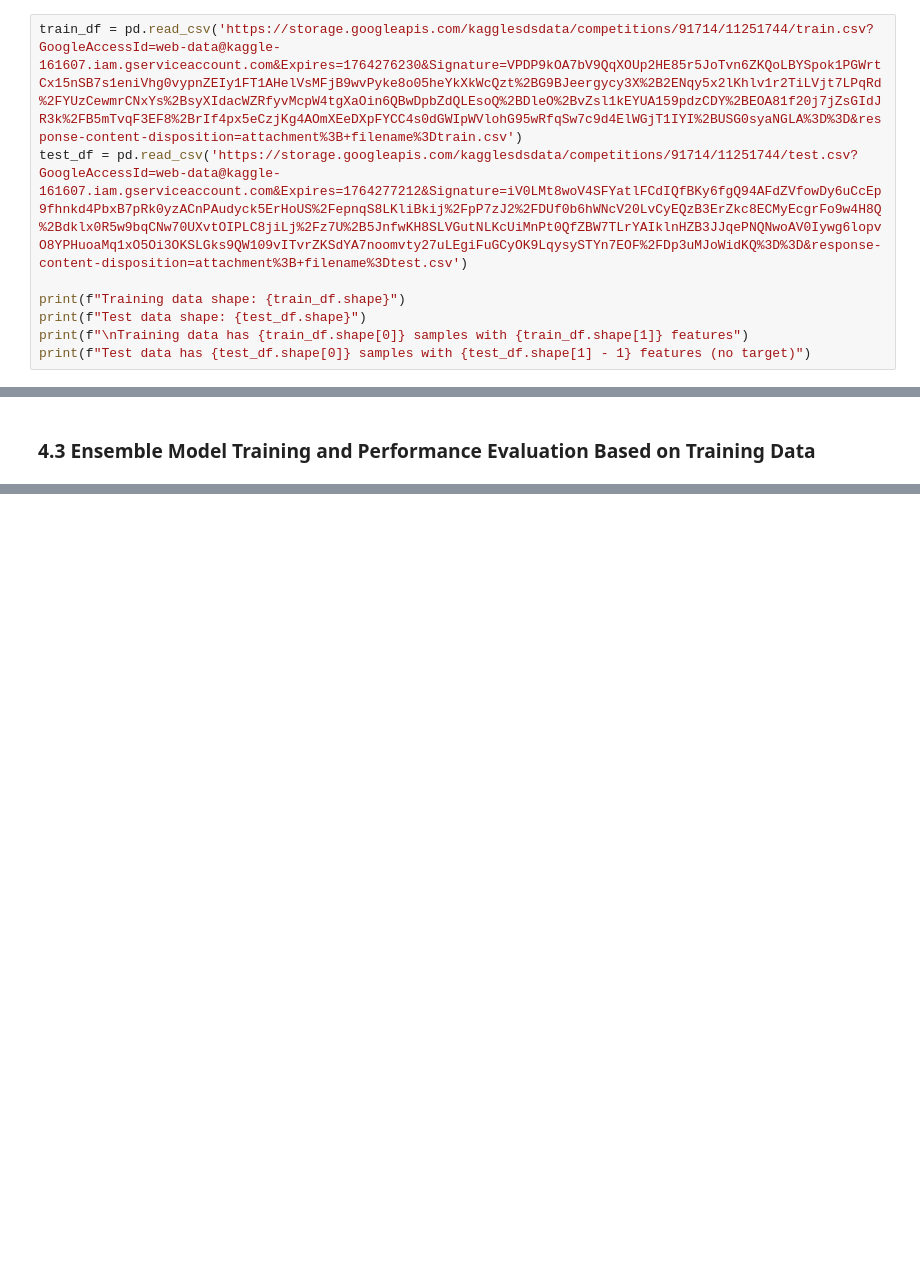
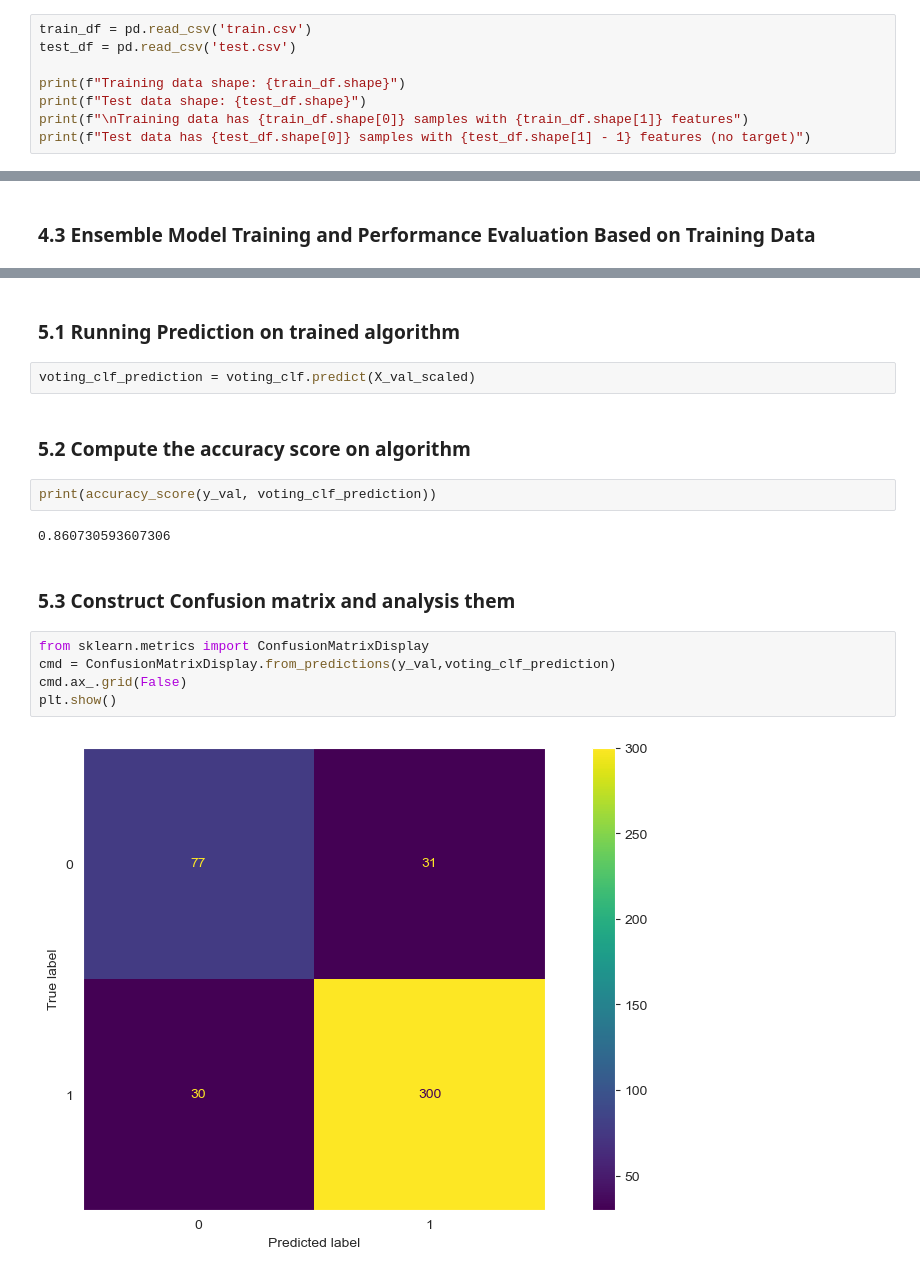
Before and after one commit to jou168/DataScience_Project, a Jupyter notebook: rainfall_prediction.ipynb, the cells around one changed output, grey strips where cells are left out. Drawn from its saved outputs; the diff is of its cells as text; blank space fills up the shorter version.

Commit message:
add model prediciton and evaluation on confusion matrix

```diff
--- a/rainfall_prediction.ipynb
+++ b/rainfall_prediction.ipynb
@@ -30,8 +30,8 @@ warnings.filterwarnings('ignore')
 # %% [markdown]
 ### 1.1 Load Data
 # %%
-train_df = pd.read_csv('https://storage.googleapis.com/kagglesdsdata/competitions/91714/11251744/train.csv?GoogleAccessId=web-data@kaggle-161607.iam.gserviceaccount.com&Expires=1764276230&Signature=VPDP9kOA7bV9QqXOUp2HE85r5JoTvn6ZKQoLBYSpok1PGWrtCx15nSB7s1eniVhg0vypnZEIy1FT1AHelVsMFjB9wvPyke8o05heYkXkWcQzt%2BG9BJeergycy3X%2B2ENqy5x2lKhlv1r2TiLVjt7LPqRd%2FYUzCewmrCNxYs%2BsyXIdacWZRfyvMcpW4tgXaOin6QBwDpbZdQLEsoQ%2BDleO%2BvZsl1kEYUA159pdzCDY%2BEOA81f20j7jZsGIdJR3k%2FB5mTvqF3EF8%2BrIf4px5eCzjKg4AOmXEeDXpFYCC4s0dGWIpWVlohG95wRfqSw7c9d4ElWGjT1IYI%2BUSG0syaNGLA%3D%3D&response-content-disposition=attachment%3B+filename%3Dtrain.csv')
-test_df = pd.read_csv('https://storage.googleapis.com/kagglesdsdata/competitions/91714/11251744/test.csv?GoogleAccessId=web-data@kaggle-161607.iam.gserviceaccount.com&Expires=1764277212&Signature=iV0LMt8woV4SFYatlFCdIQfBKy6fgQ94AFdZVfowDy6uCcEp9fhnkd4PbxB7pRk0yzACnPAudyck5ErHoUS%2FepnqS8LKliBkij%2FpP7zJ2%2FDUf0b6hWNcV20LvCyEQzB3ErZkc8ECMyEcgrFo9w4H8Q%2Bdklx0R5w9bqCNw70UXvtOIPLC8jiLj%2Fz7U%2B5JnfwKH8SLVGutNLKcUiMnPt0QfZBW7TLrYAIklnHZB3JJqePNQNwoAV0Iywg6lopvO8YPHuoaMq1xO5Oi3OKSLGks9QW109vITvrZKSdYA7noomvty27uLEgiFuGCyOK9LqysySTYn7EOF%2FDp3uMJoWidKQ%3D%3D&response-content-disposition=attachment%3B+filename%3Dtest.csv')
+train_df = pd.read_csv('train.csv')
+test_df = pd.read_csv('test.csv')
 
 print(f"Training data shape: {train_df.shape}")
 print(f"Test data shape: {test_df.shape}")
@@ -436,0 +655,19 @@ plt.show()
+# %% [markdown]
+### 5.1 Running Prediction on trained algorithm
+# %%
+voting_clf_prediction = voting_clf.predict(X_val_scaled)
+# %% [markdown]
+### 5.2 Compute the accuracy score on algorithm
+# %%
+print(accuracy_score(y_val, voting_clf_prediction))
+# %% [output]
+0.860730593607306
+# %% [markdown]
+### 5.3 Construct Confusion matrix and analysis them
+# %%
+from sklearn.metrics import ConfusionMatrixDisplay
+cmd = ConfusionMatrixDisplay.from_predictions(y_val,voting_clf_prediction)
+cmd.ax_.grid(False)
+plt.show()
+# %% [output]
+[figure, added]
```
Also changed, not shown: parts of 26 cells of this notebook.
